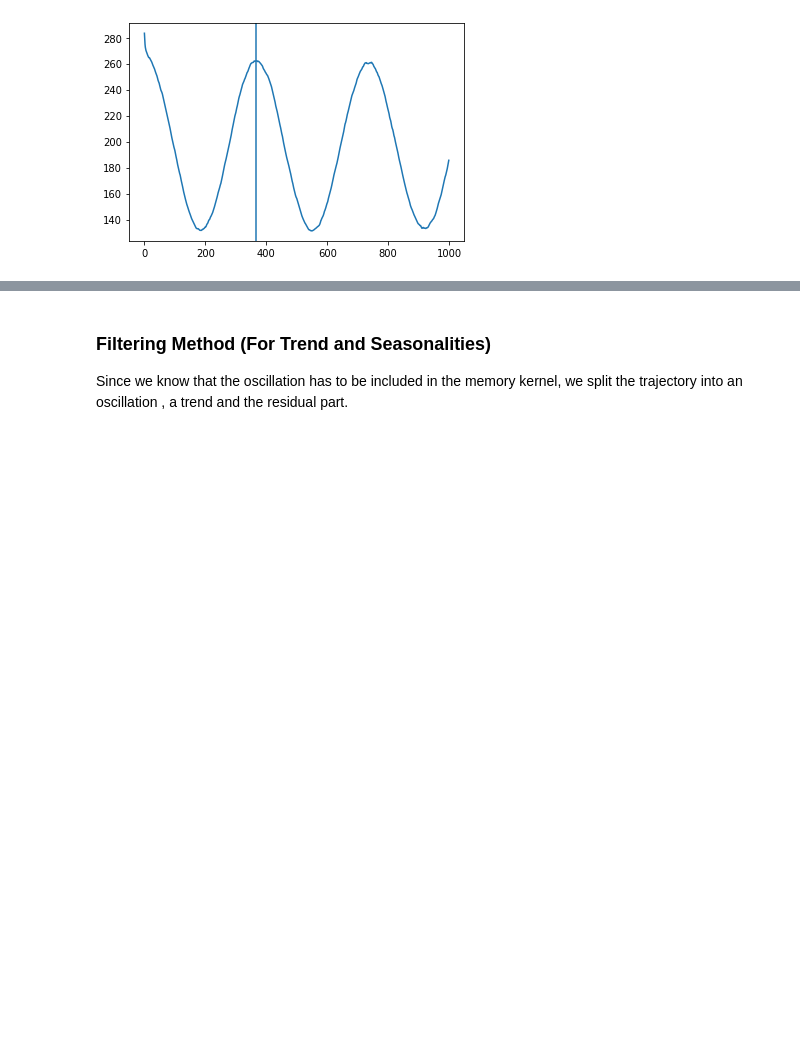
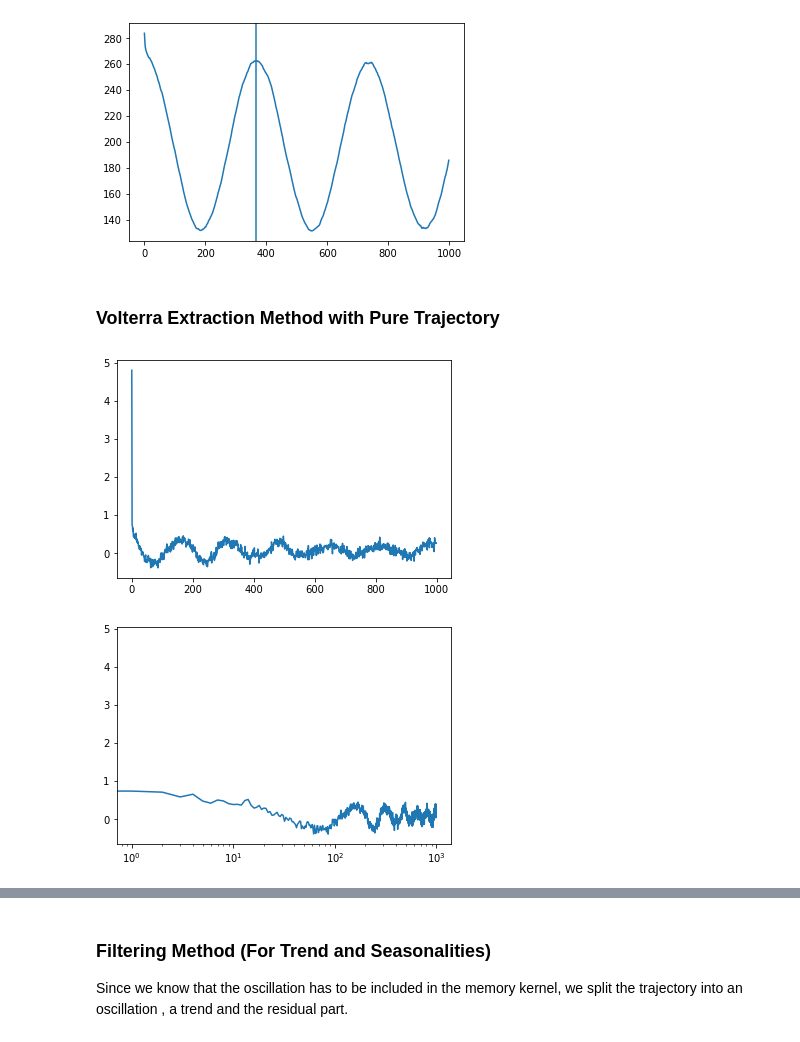
Before and after one commit to hkiefer/mempred, a Jupyter notebook: example/Example Temperature.ipynb, the cells around one changed output, grey strips where cells are left out. Drawn from its saved outputs; the diff is of its cells as text; code cells hidden in the pictures; blank space fills up the shorter version.

```diff
--- a/example/Example Temperature.ipynb
+++ b/example/Example Temperature.ipynb
@@ -32,3 +32,24 @@ plt.axvline(x=365)
 # %% [output]
 <matplotlib.lines.Line2D at 0x...>
 [figure]
+# %% [markdown]
+### Volterra Extraction Method with Pure Trajectory
+# %%
+t= data.index.values
+x = data['maxtempC'].values.astype(float)
+n_steps = 1000 #extrapolate into future
+cut = int(len(x))
+
+
+predict=GLEPrediction(bins=100,  cut = cut ,trunc=1000, dt = 1, no_fe=False, plot_pred = False,kde_mode=True,mori=False,disc=1,hs_pred=False)
+kernel = predict.extractKernel([x], plot_kernel = False)
+kernel_extr = kernel[2]
+t_kernel = kernel[1]
+
+plt.plot(t_kernel,kernel_extr)
+plt.show()
+plt.plot(t_kernel,kernel_extr)
+plt.xscale('log')
+# %% [output]
+[figure, added]
+[figure, added]
```
Also changed, not shown: parts of 3 cells of this notebook.
